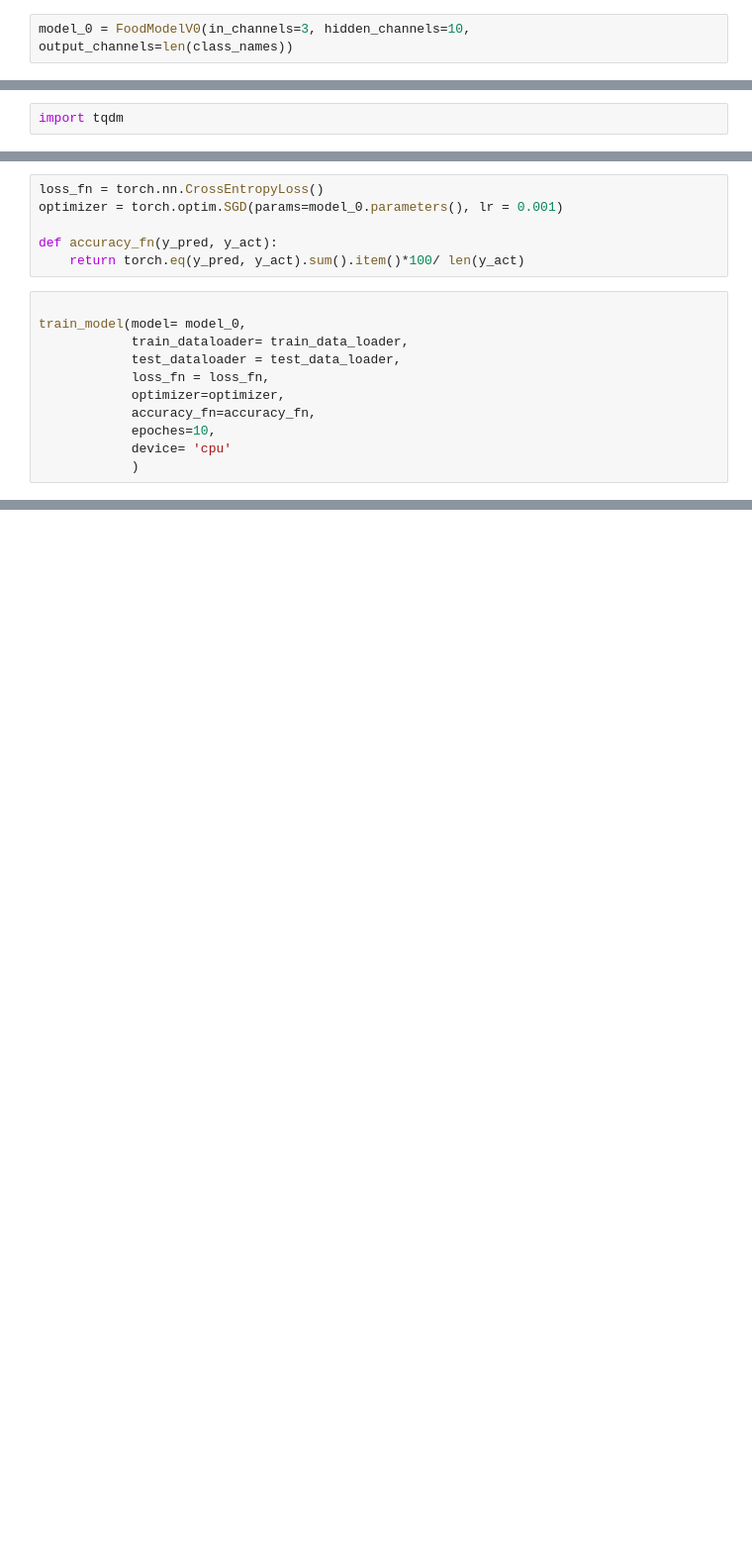
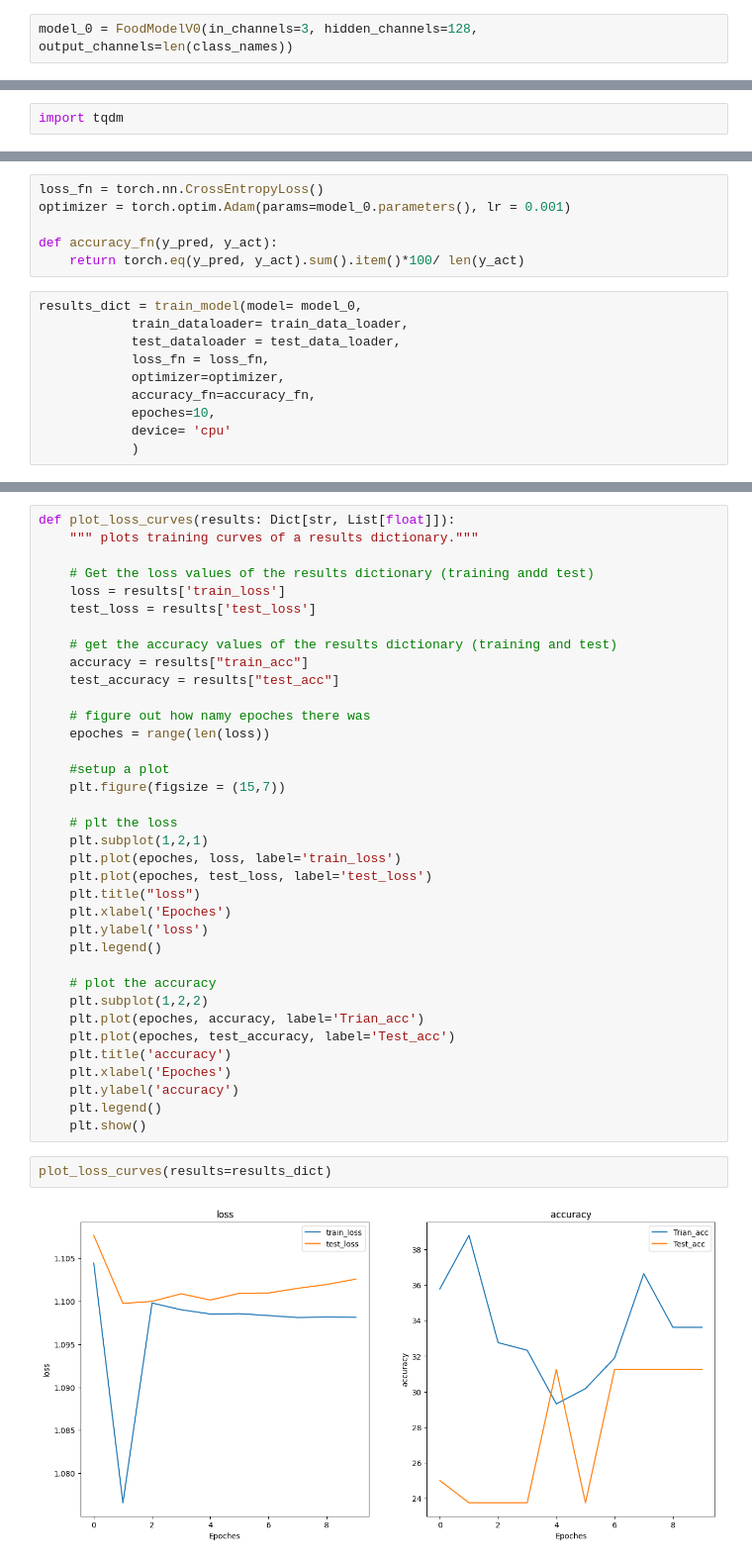
Before and after one commit to Vivek9411/Machine_learning_With_PyTorch, a Jupyter notebook: 04_pytorch.ipynb, the cells around one changed output, grey strips where cells are left out. Shown at 99% size. Saved outputs shown, nothing was run; the diff lists cells and outputs as text; blank space fills up the shorter version.

```diff
--- a/04_pytorch.ipynb
+++ b/04_pytorch.ipynb
@@ -738,7 +738,7 @@ class FoodModelV0(nn.Module):
         # benifits form operator fusion directorly computation is done
         return self.categorize(self.conv_layer2(self.conv_layer1(x))) # this computes results faster
 # %%
-model_0 = FoodModelV0(in_channels=3, hidden_channels=10, output_channels=len(class_names))
+model_0 = FoodModelV0(in_channels=3, hidden_channels=128, output_channels=len(class_names))
 # %%
 dummpy_tendor = torch.randn(size = [1,3,64,64])
 dummpy_tendor.shape
@@ -860,12 +876,11 @@ def train_model(
 # %%
 loss_fn = torch.nn.CrossEntropyLoss()
-optimizer = torch.optim.SGD(params=model_0.parameters(), lr = 0.001)
+optimizer = torch.optim.Adam(params=model_0.parameters(), lr = 0.001)
 
 def accuracy_fn(y_pred, y_act):
     return torch.eq(y_pred, y_act).sum().item()*100/ len(y_act)
 # %%
-
-train_model(model= model_0,
+results_dict = train_model(model= model_0,
             train_dataloader= train_data_loader,
             test_dataloader = test_data_loader,
             loss_fn = loss_fn,
@@ -894,0 +919,40 @@ test loss: 1.096627378463745 | test accuracy : 46.25
+# %%
+def plot_loss_curves(results: Dict[str, List[float]]):
+    """ plots training curves of a results dictionary."""
+
+    # Get the loss values of the results dictionary (training andd test)
+    loss = results['train_loss']
+    test_loss = results['test_loss']
+
+    # get the accuracy values of the results dictionary (training and test)
+    accuracy = results["train_acc"]
+    test_accuracy = results["test_acc"]
+
+    # figure out how namy epoches there was
+    epoches = range(len(loss))
+
+    #setup a plot
+    plt.figure(figsize = (15,7))
+
+    # plt the loss
+    plt.subplot(1,2,1)
+    plt.plot(epoches, loss, label='train_loss')
+    plt.plot(epoches, test_loss, label='test_loss')
+    plt.title("loss")
+    plt.xlabel('Epoches')
+    plt.ylabel('loss')
+    plt.legend()
+
+    # plot the accuracy
+    plt.subplot(1,2,2)
+    plt.plot(epoches, accuracy, label='Trian_acc')
+    plt.plot(epoches, test_accuracy, label='Test_acc')
+    plt.title('accuracy')
+    plt.xlabel('Epoches')
+    plt.ylabel('accuracy')
+    plt.legend()
+    plt.show()
+# %%
+plot_loss_curves(results=results_dict)
+# %% [output]
+[figure, added]
```
Also changed, not shown: parts of 8 cells of this notebook.
